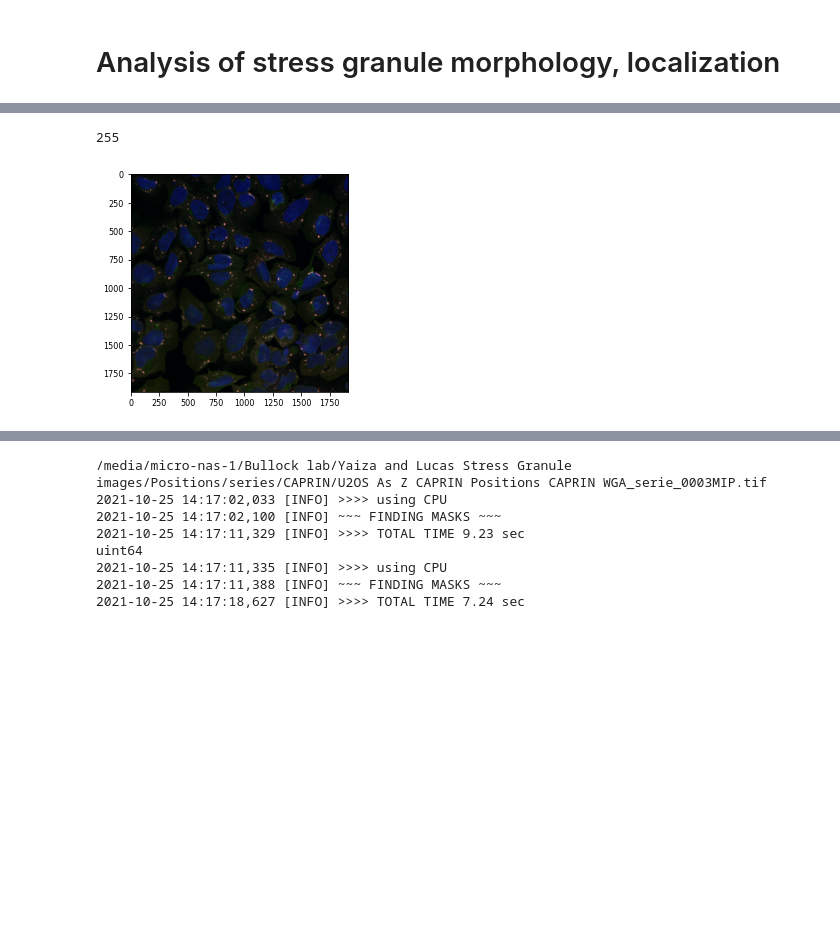
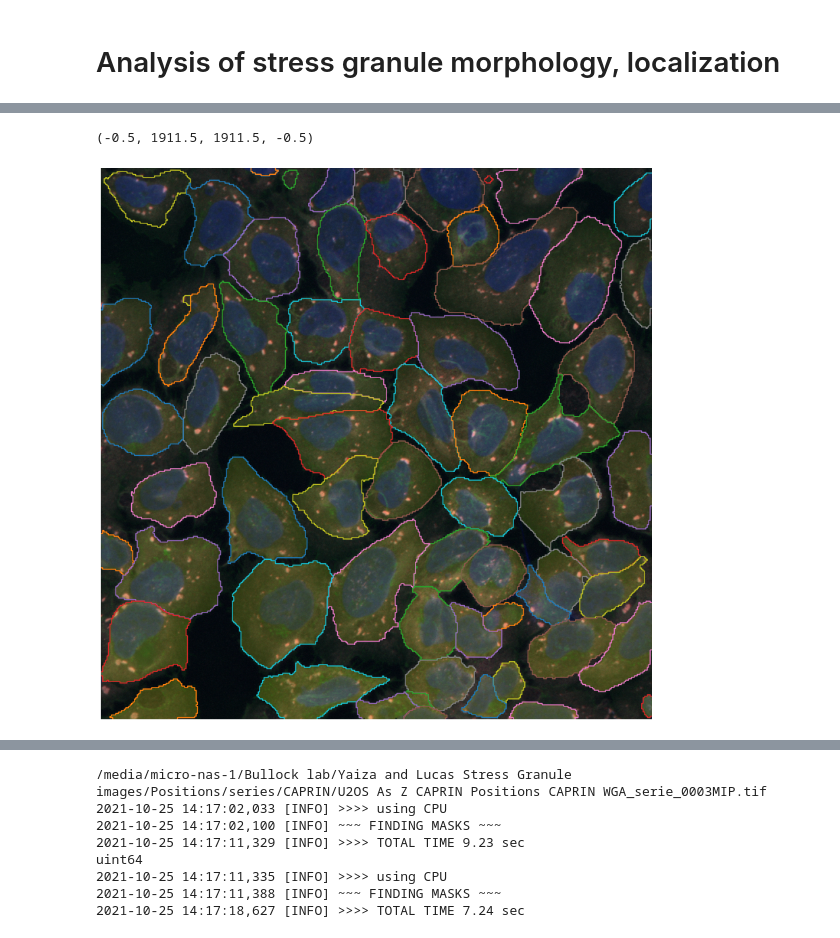
Before and after one commit to jboulanger/sganalysis, a Jupyter notebook: test-sga.ipynb, the cells around one changed output, grey strips where cells are left out. Saved outputs shown, nothing was run; the diff lists cells and outputs as text; code cells hidden in the pictures; blank space fills up the shorter version.

```diff
--- a/test-sga.ipynb
+++ b/test-sga.ipynb
@@ -50,11 +63,24 @@ plt.axis('off')
 # %%
 import numpy as np
-stack = np.concatenate((img,np.expand_dims(cells,0), np.expand_dims(nuclei,0), np.expand_dims(granules,0), np.expand_dims(other,0))).astype(np.uint16)
-M = np.array([[0,0,1,1,0.5,0,0,0],[0,0.7,0,1,0.5,0,0,0],[0.7,0,0,1,0,0,0,0]])
+from skimage import measure
+import matplotlib.pyplot as plt
+levels = np.unique(cells)
+contours=[]
+for l in levels:
+    contours.append( measure.find_contours(cells, l,) )
+
+stack = np.concatenate((np.sqrt(img),np.expand_dims(cells,0), np.expand_dims(nuclei,0), np.expand_dims(granules,0), np.expand_dims(other,0))).astype(np.uint16)
+for i in range(stack.shape[0]):
+    plane = stack[i,:,:]
+    stack[i,:,:] = 255 * (plane - plane.min()) / (plane.max() - plane.min())
+M = np.array([[0,0,1,1,0.5,0,1,0],[0,0.7,0,1,0.5,0,0,0],[0.7,0,0,1,0,0,0,0]])
 rgb = np.apply_along_axis(lambda x:np.matmul(M,x),0,stack)
 rgb = (255 * (rgb - rgb.min()) / (rgb.max() - rgb.min())).astype(int)
+fig = plt.figure(figsize=(15,15))
 plt.imshow(np.moveaxis(rgb,0,2))
-print(rgb.max())
+for c in contours:
+    plt.plot(c[0][:,1],c[0][:,0])
+plt.axis('off')
 # %% [output]
-255
+(-0.5, 1911.5, 1911.5, -0.5)
-[figure, old version]
+[figure, new version]
```
Also changed, not shown: parts of 10 cells of this notebook, 6 other files.
